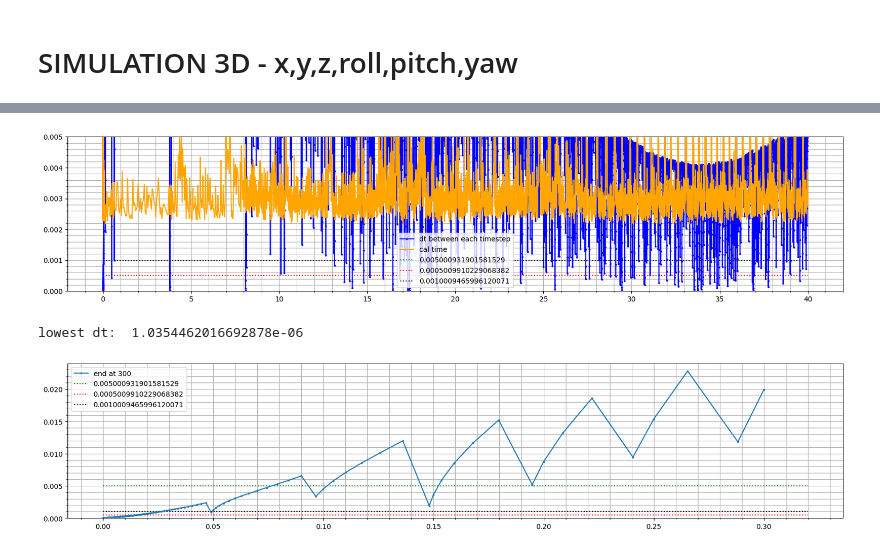
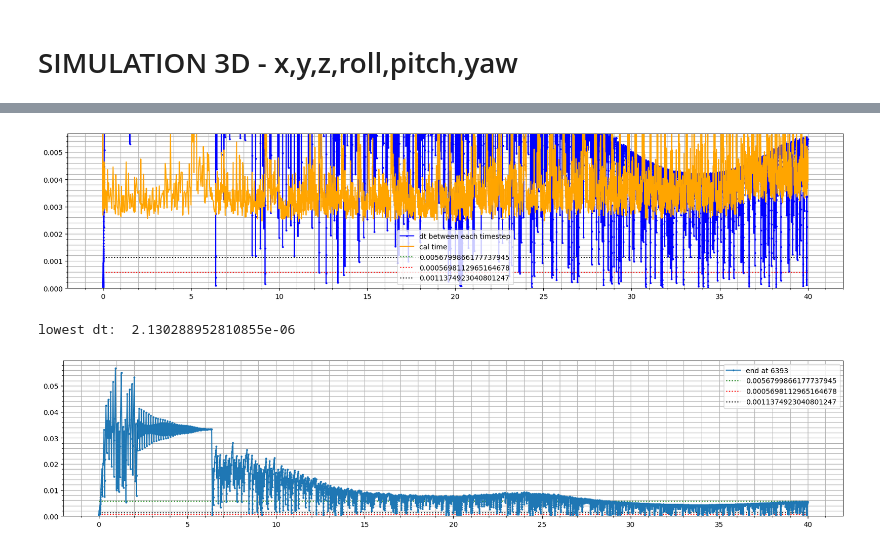
Before and after one commit to Annika-wyt/annika, a Jupyter notebook: ricatti_rk45_select_state.ipynb, the cells around one changed output, grey strips where cells are left out. Drawn from its saved outputs; the diff is of its cells as text; code cells hidden in the pictures.

```diff
--- a/ricatti_rk45_select_state.ipynb
+++ b/ricatti_rk45_select_state.ipynb
@@ -549,30 +544,31 @@ def rk45_step(t, y, dt, args, tol, adaptive):
 ##################### Parameters #####################
 
 use_adaptive = True
-quaternion = False
-which_eq = 0
-plot_graph = True
-save_graph = False
-save_as_csv = False
+quaternion = True
+noise = False
+which_eq = 2
+with_image_hz_sim = Fals    e
+
 time = (0, 40)
 stepsize = 0.1
 times = np.arange(*time, stepsize)
 
-with_image_hz_sim = False
-image_time = np.arange(time[0], time[1]+1/20, 1/20)
-threshold_image = 0.0001
+image_hz = 15
+image_time = np.arange(time[0], time[1]+1/image_hz, 1/image_hz)
 
 tol = 1e-2 * 3 #0.03 for no noise
 # tol = 0.05
 
-noise = False
+plot_graph = True
+save_graph = False
+save_as_csv = False
+# threshold_image = 0.0001
 ##################### Parameters #####################
 ######################################################
 # %%
 ### Run solver
 ######################################################
 ################### initialization ###################
-
 l = 3
 k = 1
 q = [10] * l
@@ -607,6 +603,7 @@ soly.append(initial_state)
 dt = stepsize
 current_time = 0
 start_time = systemtime.time()
+run_time = systemtime.time()
 ################### initialization ###################
 ######################################################
 
@@ -616,7 +613,9 @@ i = 0
 solimage = []
 show_measurement = True
 while current_time <= time[1]:
-    print(current_time, end='\r', flush=True)
+    # print(f"Simulation time: {current_time} Run time: {systemtime.time()-run_time}", end='\r', flush=True)
+    simulation_time_str = f"Simulation time: {current_time}"
+    print(f"{simulation_time_str}{' ' * (40 - len(simulation_time_str))}Run time: {systemtime.time()-run_time}", end='\r', flush=True)
     if with_image_hz_sim:
         # show_measurement = any(abs(current_time - t)/(t+1e-10) <= threshold_image for t in image_time)
         show_measurement = current_time == image_time[i]
@@ -746,31 +744,31 @@ plt.show()
 # %%
 figsize = (20,4)
 figure = plt.figure(figsize=figsize)
 plt.plot(solt[:-1], dttemp, color="blue", marker='o', markersize=1.8, label="dt between each timestep")
 # plt.plot(solt, np.array(plot_act_p)-np.array(plot_est_p), label=["x", "y", "z"], marker='o', markersize=0.2)
 plt.hlines(y=bins[1], xmin=0, xmax=time[1], color='green', linestyles='dotted', label=bins[1])
 plt.hlines(y=bins2[1], xmin=0, xmax=time[1], color='red', linestyles='dotted', label=bins2[1])
 plt.hlines(y=bins2[2], xmin=0, xmax=time[1], color='black', linestyles='dotted', label=bins2[2])
 plt.plot(solt, caltime, color="orange", label="cal time")
 plt.minorticks_on()
 plt.ylim(0, bins[1])
 plt.legend()
 plt.grid(which='both')
 plt.show()
 
 figure = plt.figure(figsize=figsize)
-end = 300
+end = len(solt)-1
 print("lowest dt: ", min(dttemp))
 plt.plot(solt[:end], dttemp[:end], label="end at " + str(end), marker='o', markersize=1.8)
 plt.hlines(y=bins[1], xmin=0, xmax=solt[end], color='green', linestyles='dotted', label=bins[1])
 plt.hlines(y=bins2[1], xmin=0, xmax=solt[end], color='red', linestyles='dotted', label=bins2[1])
 plt.hlines(y=bins2[2], xmin=0, xmax=solt[end], color='black', linestyles='dotted', label=bins2[2])
 plt.minorticks_on()
 plt.ylim(0)
 plt.legend()
 plt.grid(which='both')
 plt.show()
 # %% [output]
-[figure, old version]
+[figure, new version]
-lowest dt:  1.0354462016692878e-06
+lowest dt:  2.130288952810855e-06
-[figure, old version]
+[figure, new version]
```
Also changed, not shown: parts of 6 cells of this notebook, 2 other files.
